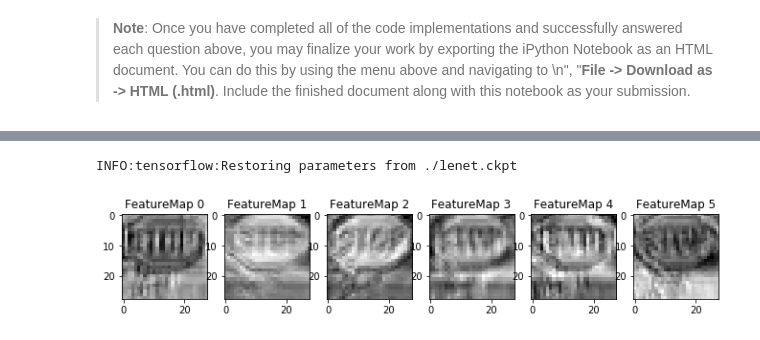
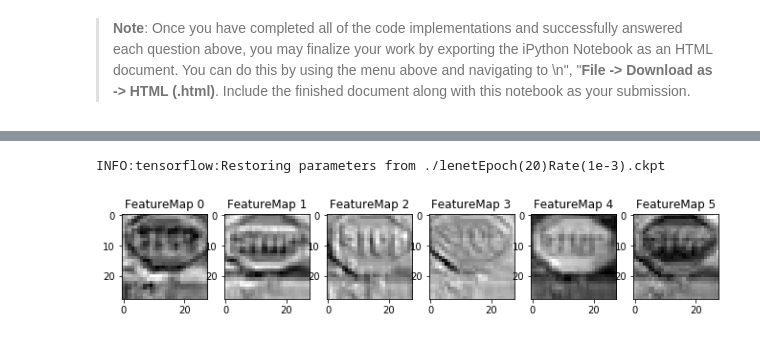
Before and after one commit to Thayjes/Traffic-Sign-Classifier, a Jupyter notebook: Traffic_Sign_Classifier_AWS2.1.ipynb, the cells around one changed output, grey strips where cells are left out. Cells and saved outputs as stored; diff of their text form; code cells hidden in the pictures.

Commit message:
Trained Epochs:20 Rate:1e-3

```diff
--- a/Traffic_Sign_Classifier_AWS2.1.ipynb
+++ b/Traffic_Sign_Classifier_AWS2.1.ipynb
@@ -350,7 +350,7 @@ def evaluate(X_data, y_data):
         total_accuracy += (accuracy * len(batch_x))
     return total_accuracy / num_examples
 # %%
-EPOCHS = 1
+EPOCHS = 20
 BATCH_SIZE = 128
 development = False
 tc = []
@@ -391,7 +391,7 @@ with tf.Session() as sess:
         print("Training Accuracy = {:.3f}".format(training_accuracy))
         print()
     plt.plot(epochs, tc, 'r-x')#, plt.plot(epochs, vc, 'b-x'), plt.show()
-    saver.save(sess, './lenet.ckpt')
+    saver.save(sess, './lenetEpoch(20)Rate(1e-3).ckpt')
     print("Model saved")
 # %% [output]
 Training...
@@ -440,7 +450,8 @@ def load_plot(path):
 # The first is a function that returns a preprocessed image given the path to the image.
 # The second is a function that accepts the preprocessed image and returns the prediction of which traffic sign
 # this image represents.
-
+save_filemeta = './lenetEpoch(20)Rate(1e-3).ckpt.meta'
+save_fileckpt = './lenetEpoch(20)Rate(1e-3).ckpt'
 %matplotlib inline
 from matplotlib import pyplot as plt
 import cv2
@@ -464,6 +475,7 @@ def predict_sign(image, y, accuracy_score = False):
     yout = sess.run(logits, feed_dict = {x_in: np.array([image])})
     ypred = sess.run(tf.nn.top_k(tf.nn.softmax(yout) , k = 1))
     pred_class = ypred[1][0][0]
+    print(pred_class)
     if accuracy_score == True:
         acc = graph.get_tensor_by_name("accuracy_op:0")
         accuracy = sess.run(acc, feed_dict = {x_in: np.array([sample_image]), y_in: y})
@@ -482,8 +494,8 @@ def predict_sign(image, y, accuracy_score = False):
 num_images = 5
 y = np.array([14, 33, 4, 13, 27])
 with tf.Session() as sess:
-    saver = tf.train.import_meta_graph('./lenet.ckpt.meta')
-    saver.restore(sess, "./lenet.ckpt")
+    saver = tf.train.import_meta_graph(save_filemeta)
+    saver.restore(sess, save_fileckpt)
     for i in range(num_images):
         path = 'C:/Users/lenovo/Documents/SDCND/Traffic-Sign-Classifier1/' + ('image%d.jpeg' %(i+1))
         load_plot(path)
@@ -520,9 +537,9 @@ def get_accuracy(sample_image, y):
 total_acc = []
 y = np.array([14, 33, 4, 13, 27])
 with tf.Session() as sess:
-    saver = tf.train.import_meta_graph('./lenet.ckpt.meta')
+    saver = tf.train.import_meta_graph(save_filemeta)
     sess = tf.get_default_session()
-    saver.restore(sess, "./lenet.ckpt")
+    saver.restore(sess, save_fileckpt)
     for i in range(5):
         path = 'C:/Users/lenovo/Documents/SDCND/Traffic-Sign-Classifier1/' + ('image%d.jpeg' %(i+1))
         load_plot(path)
@@ -598,9 +602,9 @@ def softmax_prob(image, y):
     ytop5 = sess.run(tf.nn.top_k(tf.nn.softmax(yout) , k = 5))
     print("The top 5 probabilities are:", ytop5[0][:])
 with tf.Session() as sess:
-    saver = tf.train.import_meta_graph('./lenet.ckpt.meta')
+    saver = tf.train.import_meta_graph(save_filemeta)
     sess = tf.get_default_session()
-    saver.restore(sess, "./lenet.ckpt")
+    saver.restore(sess, save_fileckpt)
     for i in range(5):
         path = 'C:/Users/lenovo/Documents/SDCND/Traffic-Sign-Classifier1/' + ('image%d.jpeg' %(i+1))
         load_plot(path)
@@ -664,34 +654,34 @@ def outputFeatureMap(path, layer, activation_min=-1, activation_max=-1 ,plt_num=
 
 
     x_in = graph.get_tensor_by_name("x:0")
 
     x = x_in
 
     image_input = preprocess(path)
     #activation = tf_activation.eval(session=sess,feed_dict={x : image_input})
     activation = sess.run(layer, feed_dict = {x:np.array([image_input])})
     featuremaps = activation.shape[3]
     plt.figure(plt_num, figsize=(15,15))
     for featuremap in range(featuremaps):
         plt.subplot(6,8, featuremap+1) # sets the number of feature maps to show on each row and column
         plt.title('FeatureMap ' + str(featuremap)) # displays the feature map number
         if activation_min != -1 & activation_max != -1:
             plt.imshow(activation[0,:,:, featuremap], interpolation="nearest", vmin =activation_min, vmax=activation_max, cmap="gray")
         elif activation_max != -1:
             plt.imshow(activation[0,:,:, featuremap], interpolation="nearest", vmax=activation_max, cmap="gray")
         elif activation_min !=-1:
             plt.imshow(activation[0,:,:, featuremap], interpolation="nearest", vmin=activation_min, cmap="gray")
         else:
             plt.imshow(activation[0,:,:, featuremap], interpolation="nearest", cmap="gray")
 image = cv2.imread('C:/Users/lenovo/Documents/SDCND/Traffic-Sign-Classifier1/image1.jpeg')
 graph = tf.get_default_graph()
 conv1_layer = graph.get_tensor_by_name("conv1_op:0")
 conv2_layer = graph.get_tensor_by_name("conv2_op:0")
 with tf.Session() as sess:
-    saver = tf.train.import_meta_graph('./lenet.ckpt.meta')
+    saver = tf.train.import_meta_graph(save_filemeta)
     sess = tf.get_default_session()
-    saver.restore(sess, "./lenet.ckpt")
+    saver.restore(sess, save_fileckpt)
     outputFeatureMap('C:/Users/lenovo/Documents/SDCND/Traffic-Sign-Classifier1/image1.jpeg', conv1_layer)
 # %% [output]
-INFO:tensorflow:Restoring parameters from ./lenet.ckpt
+INFO:tensorflow:Restoring parameters from ./lenetEpoch(20)Rate(1e-3).ckpt
-[figure, old version]
+[figure, new version]
```
Also changed, not shown: parts of 5 cells of this notebook.
